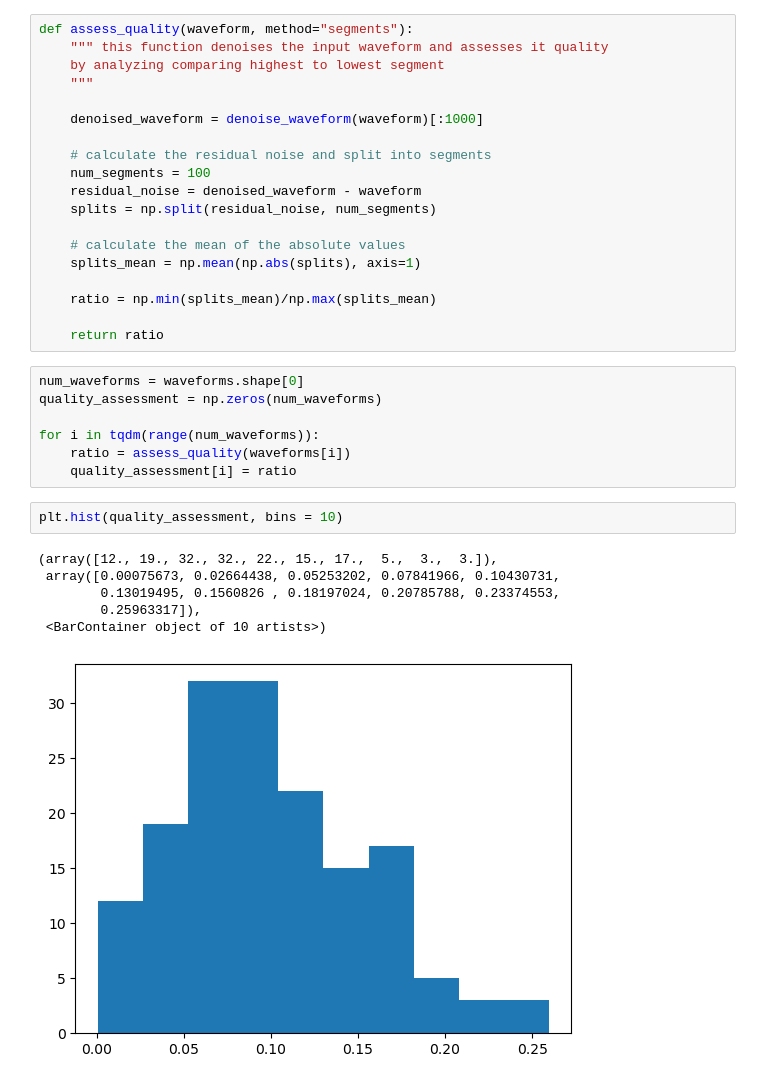
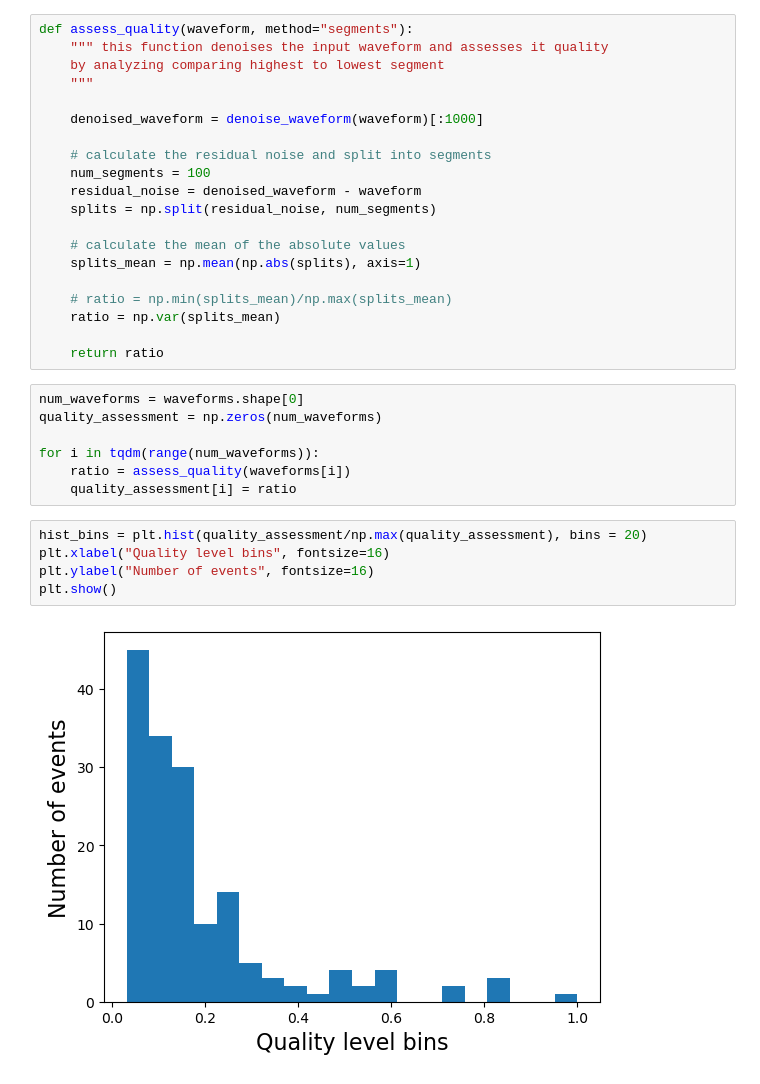
Before and after one commit to alexmundt/waveform-stft-denoise, a Jupyter notebook: Model - Testing.ipynb, the cells around one changed output. Drawn from its saved outputs; the diff is of its cells as text.

```diff
--- a/Model - Testing.ipynb
+++ b/Model - Testing.ipynb
@@ -272,7 +283,8 @@ def assess_quality(waveform, method="segments"):
     # calculate the mean of the absolute values
     splits_mean = np.mean(np.abs(splits), axis=1)
 
-    ratio = np.min(splits_mean)/np.max(splits_mean)
+    # ratio = np.min(splits_mean)/np.max(splits_mean)
+    ratio = np.var(splits_mean)
 
     return ratio
 # %%
@@ -283,13 +295,11 @@ for i in tqdm(range(num_waveforms)):
     ratio = assess_quality(waveforms[i])
     quality_assessment[i] = ratio
 # %%
-plt.hist(quality_assessment, bins = 10)
+hist_bins = plt.hist(quality_assessment/np.max(quality_assessment), bins = 20)
+plt.xlabel("Quality level bins", fontsize=16)
+plt.ylabel("Number of events", fontsize=16)
+plt.show()
 # %% [output]
-(array([12., 19., 32., 32., 22., 15., 17.,  5.,  3.,  3.]),
- array([0.00075673, 0.02664438, 0.05253202, 0.07841966, 0.10430731,
-        0.13019495, 0.1560826 , 0.18197024, 0.20785788, 0.23374553,
-        0.25963317]),
- <BarContainer object of 10 artists>)
-[figure, old version]
+[figure, new version]
 # %%
 plt.plot(quality_assessment/np.max(quality_assessment),".")
```
Also changed, not shown: parts of 7 cells of this notebook.
